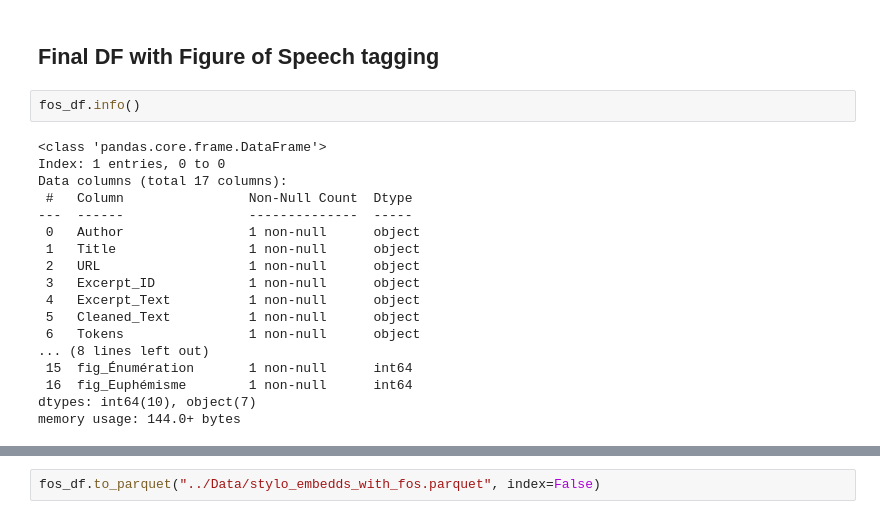
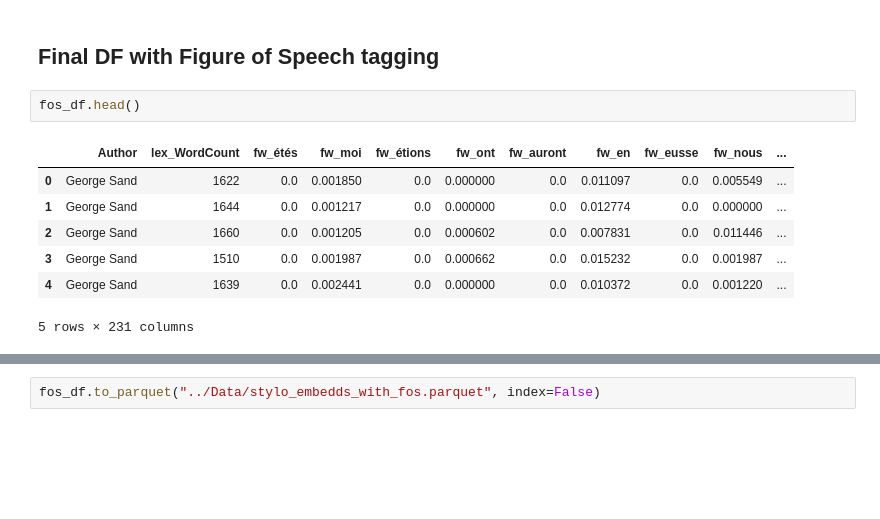
Before and after one commit to hadrienstrichard/author-style-ai-analysis, a Jupyter notebook: Notebooks/stylometry.ipynb, the cells around one changed output, grey strips where cells are left out. Saved outputs shown, nothing was run; the diff lists cells and outputs as text; blank space fills up the shorter version.

```diff
--- a/Notebooks/stylometry.ipynb
+++ b/Notebooks/stylometry.ipynb
@@ -1187,26 +1264,16 @@ plt.show()
 [figure]
 # %% [markdown]
 ## Final DF with Figure of Speech tagging
-# %%
-fos_df.info()
-# %% [output]
-<class 'pandas.core.frame.DataFrame'>
-Index: 1 entries, 0 to 0
-Data columns (total 17 columns):
- #   Column                Non-Null Count  Dtype
----  ------                --------------  -----
- 0   Author                1 non-null      object
- 1   Title                 1 non-null      object
- 2   URL                   1 non-null      object
- 3   Excerpt_ID            1 non-null      object
- 4   Excerpt_Text          1 non-null      object
- 5   Cleaned_Text          1 non-null      object
- 6   Tokens                1 non-null      object
-... (8 lines left out)
- 15  fig_Énumération       1 non-null      int64
- 16  fig_Euphémisme        1 non-null      int64
-dtypes: int64(10), object(7)
-memory usage: 144.0+ bytes
+# %%
+fos_df.head()
+# %% [output]
+|  | Author | lex_WordCount | fw_étés | fw_moi | fw_étions | fw_ont | fw_auront | fw_en | fw_eusse | fw_nous | ... |
+| 0 | George Sand | 1622 | 0.0 | 0.001850 | 0.0 | 0.000000 | 0.0 | 0.011097 | 0.0 | 0.005549 | ... |
+| 1 | George Sand | 1644 | 0.0 | 0.001217 | 0.0 | 0.000000 | 0.0 | 0.012774 | 0.0 | 0.000000 | ... |
+| 2 | George Sand | 1660 | 0.0 | 0.001205 | 0.0 | 0.000602 | 0.0 | 0.007831 | 0.0 | 0.011446 | ... |
+| 3 | George Sand | 1510 | 0.0 | 0.001987 | 0.0 | 0.000662 | 0.0 | 0.015232 | 0.0 | 0.001987 | ... |
+| 4 | George Sand | 1639 | 0.0 | 0.002441 | 0.0 | 0.000000 | 0.0 | 0.010372 | 0.0 | 0.001220 | ... |
+5 rows × 231 columns
 # %%
 # Taille du dataset
 print("Shape:", fos_df.shape)
```
Also changed, not shown: parts of 24 cells of this notebook, 3 other files.
